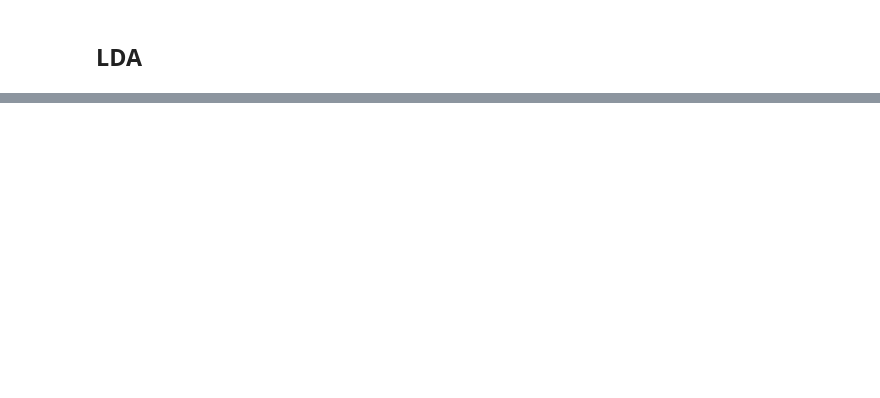
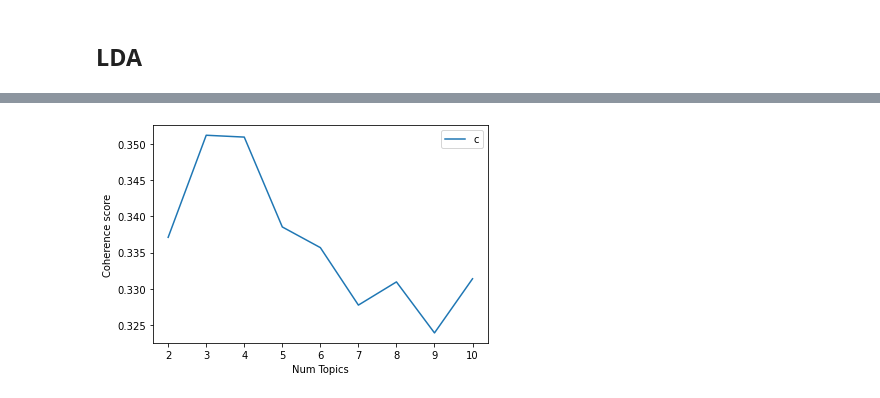
Before and after one commit to sabyeo/bt4221, a Jupyter notebook: topic_modelling.ipynb, the cells around one changed output, grey strips where cells are left out. Saved outputs shown, nothing was run; the diff lists cells and outputs as text; code cells hidden in the pictures; blank space fills up the shorter version.

```diff
--- a/topic_modelling.ipynb
+++ b/topic_modelling.ipynb
@@ -221,14 +222,0 @@ def compute_coherence_values(dictionary, corpus, texts, limit, start=1, step=1):
-# %%
-mallet_path = 'mallet-2.0.8/bin/mallet'
-#ldamallet = gensim.models.LdaMallet(mallet_path, corpus=bow_corpus, num_topics=10, id2word=dictionary)
-lda_model = gensim.models.LdaMulticore(corpus=bow_corpus,
-                                       id2word=dictionary,
-                                       num_topics=10)
-
-# Show Topics
-pprint(lda_model.show_topics(num_topics=-1, formatted=False))
-
-# Compute Coherence Score
-coherence_model_ldamallet = gensim.models.CoherenceModel(model=lda_model, texts=docs, dictionary=dictionary, coherence='c_v')
-coherence_ldamallet = coherence_model_ldamallet.get_coherence()
-print('\nCoherence Score: ', coherence_ldamallet)
@@ -236,0 +247,7 @@ model_list, coherence_values = compute_coherence_values(dictionary=id2word, corp
+# %%
+from gensim.models import CoherenceModel
+
+# Compute Coherence Score
+coherence_model_lda = CoherenceModel(model=lda_model, texts=processed_docs, dictionary=dictionary, coherence='c_v')
+lda_score = coherence_model_lda.get_coherence()
+lda_score
@@ -236,0 +256,11 @@ model_list, coherence_values = compute_coherence_values(dictionary=id2word, corp
+# %%
+def compute_coherence_values(k):
+
+    lda_model = gensim.models.LdaMulticore(corpus=bow_corpus,
+                                           id2word=dictionary,
+                                           num_topics=k,
+                                           random_state =100)
+
+    coherence_model_lda = CoherenceModel(model=lda_model, texts=processed_docs, dictionary=dictionary, coherence='c_v')
+
+    return coherence_model_lda.get_coherence()
@@ -236,0 +271,9 @@ model_list, coherence_values = compute_coherence_values(dictionary=id2word, corp
+# %%
+# iterate through number of topics
+coherence_values = []
+topics_range = range(2,11,1)
+for k in topics_range:
+    value = compute_coherence_values(k)
+    print(k)
+    print(value)
+    coherence_values.append(value)
@@ -237,14 +299,14 @@ model_list, coherence_values = compute_coherence_values(dictionary=id2word, corp
 # %%
 import matplotlib.pyplot as plt
 
 # Show graph
-limit=10; start=1; step=2;
-x = range(start, limit, step)
-plt.plot(x, coherence_values)
+plt.plot(topics_range, coherence_values)
 plt.xlabel("Num Topics")
 plt.ylabel("Coherence score")
 plt.legend(("coherence_values"), loc='best')
 plt.show()
+# %% [output]
+[figure, added]
 # %%
 from pprint import pprint
 # number of topics
```
Also changed, not shown: parts of 13 cells of this notebook, 2 other files.
